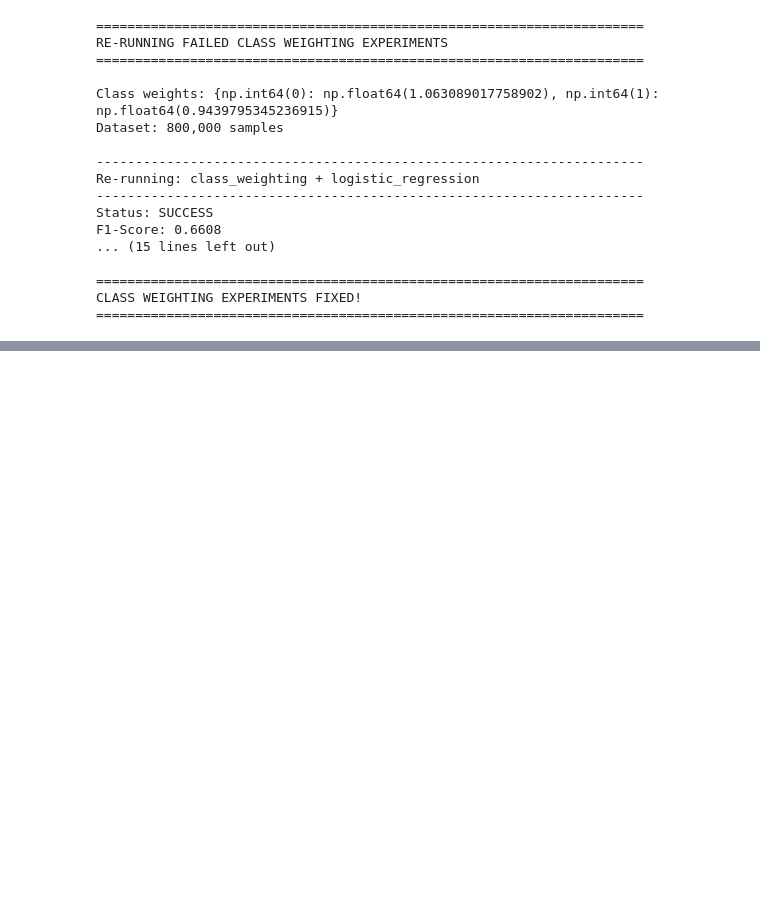
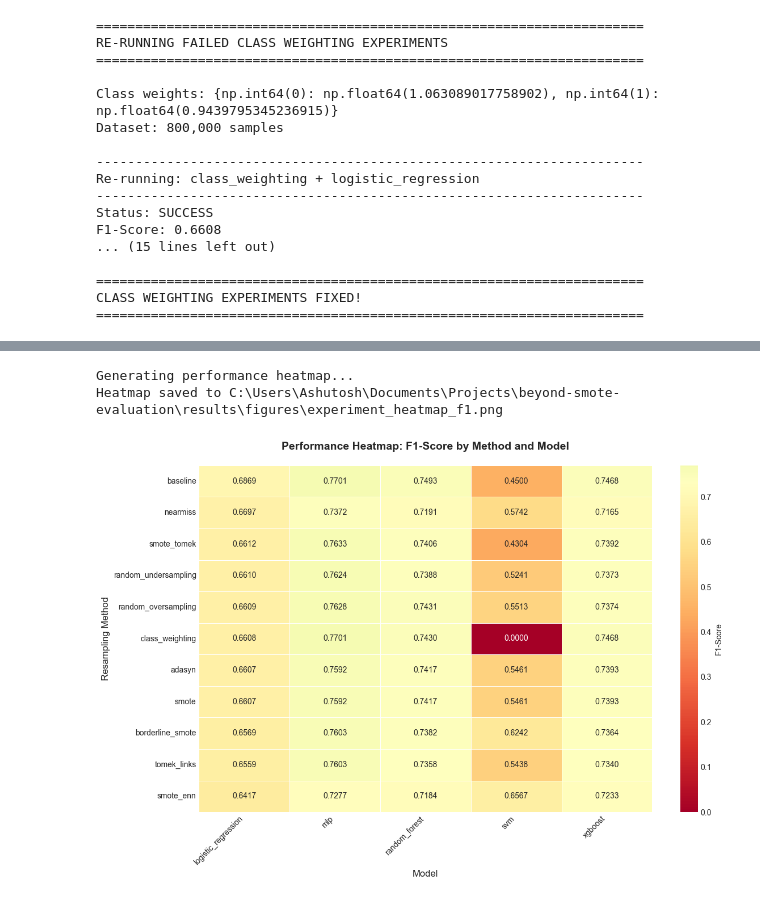
Before and after one commit to ashu-tagore/beyond_smote_evaluation, a Jupyter notebook: notebooks/04_ML_Experiments.ipynb, the cells around one changed output, grey strips where cells are left out. Cells and saved outputs as stored; diff of their text form; code cells hidden in the pictures; blank space fills up the shorter version.

Commit message:
feat: Identified top performers and created performance visualizations

```diff
--- a/notebooks/04_ML_Experiments.ipynb
+++ b/notebooks/04_ML_Experiments.ipynb
@@ -879,0 +1095,49 @@ CLASS WEIGHTING EXPERIMENTS FIXED!
+# %%
+# Cell 14: Creating Performance Heatmap (F1-Score)
+# Visualizing all 55 experiments as heatmap
+# 11×5 heatmap showing F1-scores
+
+print("Generating performance heatmap...")
+
+# Creating pivot table for heatmap
+heatmap_data = successful_df.pivot_table(
+    values='f1_score',
+    index='resampling_method',
+    columns='model',
+    aggfunc='mean'
+)
+
+# Sorting for better visualization
+heatmap_data = heatmap_data.sort_values(by=heatmap_data.columns[0], ascending=False)
+
+# Creating figure
+fig, ax = plt.subplots(figsize=(12, 8))
+
+# Creating heatmap
+sns.heatmap(heatmap_data, annot=True, fmt='.4f', cmap='RdYlGn',
+            center=successful_df['f1_score'].median(),
+            linewidths=0.5, cbar_kws={'label': 'F1-Score'},
+            ax=ax)
+
+# Formatting
+ax.set_title('Performance Heatmap: F1-Score by Method and Model',
+             fontsize=14, fontweight='bold', pad=20)
+ax.set_xlabel('Model', fontsize=12)
+ax.set_ylabel('Resampling Method', fontsize=12)
+
+# Rotating labels
+plt.xticks(rotation=45, ha='right')
+plt.yticks(rotation=0)
+
+plt.tight_layout()
+
+# Saving
+heatmap_path = FIGURE_OUTPUT / 'experiment_heatmap_f1.png'
+plt.savefig(heatmap_path, dpi=DPI_VALUE, bbox_inches='tight')
+print(f"Heatmap saved to {heatmap_path}")
+
+plt.show()
+# %% [output]
+Generating performance heatmap...
+Heatmap saved to C:\Users\Ashutosh\Documents\Projects\beyond-smote-evaluation\results\figures\experiment_heatmap_f1.png
+[figure, added]
```
Also changed, not shown: parts of 5 cells of this notebook.
